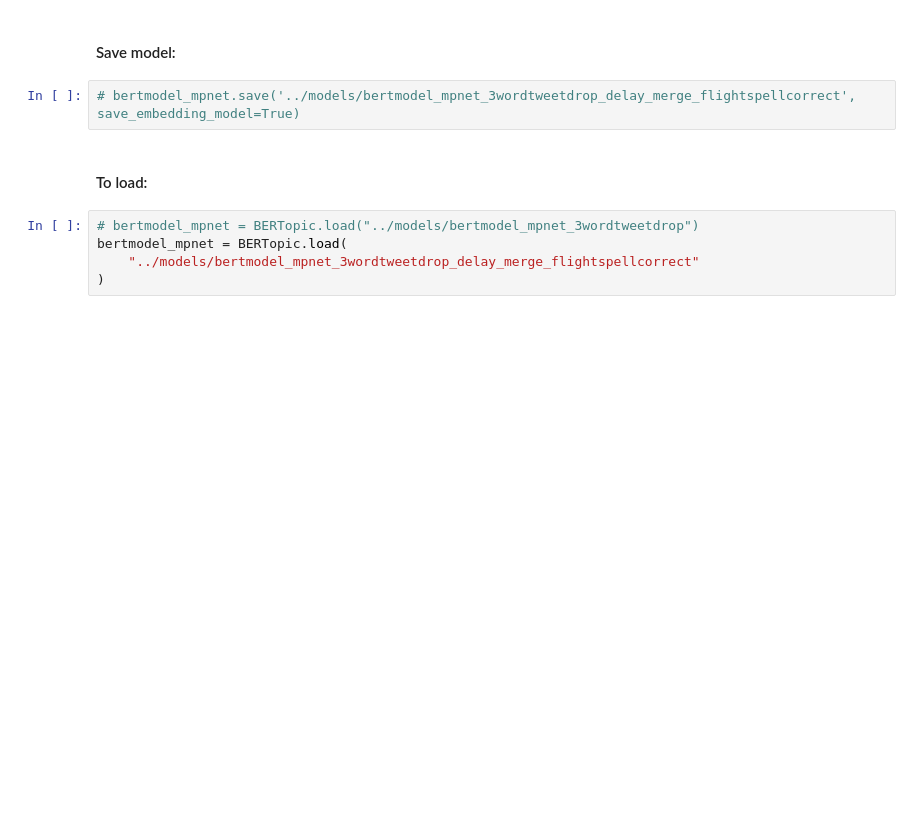
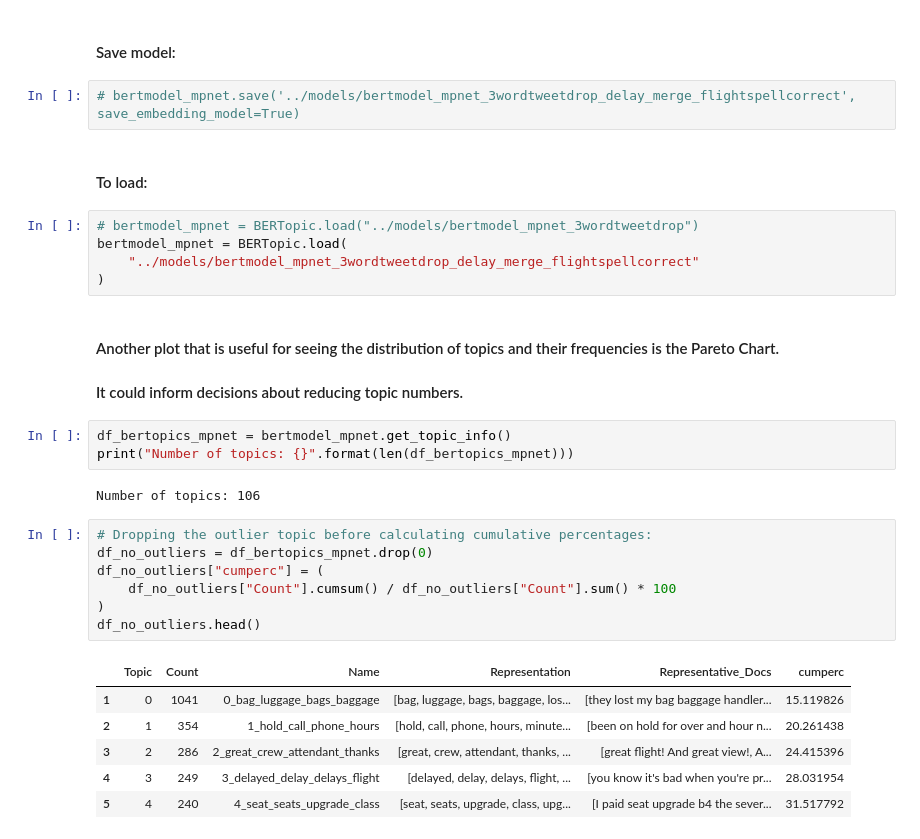
Before and after one commit to gs354/twitter_american_airlines, a Jupyter notebook: notebooks/BERTopic_mpnet_2.ipynb, the cells around one changed output. Cells and saved outputs as stored; diff of their text form; blank space fills up the shorter version.

```diff
--- a/notebooks/BERTopic_mpnet_2.ipynb
+++ b/notebooks/BERTopic_mpnet_2.ipynb
@@ -452,3 +452,25 @@ for i in range(0, 10):
 bertmodel_mpnet = BERTopic.load(
     "../models/bertmodel_mpnet_3wordtweetdrop_delay_merge_flightspellcorrect"
 )
+# %% [markdown]
+#### Another plot that is useful for seeing the distribution of topics and their frequencies is the Pareto Chart.
+#### It could inform decisions about reducing topic numbers.
+# %%
+df_bertopics_mpnet = bertmodel_mpnet.get_topic_info()
+print("Number of topics: {}".format(len(df_bertopics_mpnet)))
+# %% [output]
+Number of topics: 106
+# %%
+# Dropping the outlier topic before calculating cumulative percentages:
+df_no_outliers = df_bertopics_mpnet.drop(0)
+df_no_outliers["cumperc"] = (
+    df_no_outliers["Count"].cumsum() / df_no_outliers["Count"].sum() * 100
+)
+df_no_outliers.head()
+# %% [output]
+|  | Topic | Count | Name | Representation | Representative_Docs | cumperc |
+| 1 | 0 | 1041 | 0_bag_luggage_bags_baggage | [bag, luggage, bags, baggage, los... | [they lost my bag baggage handler... | 15.119826 |
+| 2 | 1 | 354 | 1_hold_call_phone_hours | [hold, call, phone, hours, minute... | [been on hold for over and hour n... | 20.261438 |
+| 3 | 2 | 286 | 2_great_crew_attendant_thanks | [great, crew, attendant, thanks, ... | [great flight! And great view!, A... | 24.415396 |
+| 4 | 3 | 249 | 3_delayed_delay_delays_flight | [delayed, delay, delays, flight, ... | [you know it's bad when you're pr... | 28.031954 |
+| 5 | 4 | 240 | 4_seat_seats_upgrade_class | [seat, seats, upgrade, class, upg... | [I paid seat upgrade b4 the sever... | 31.517792 |
```
Also changed, not shown: parts of 4 cells of this notebook.
